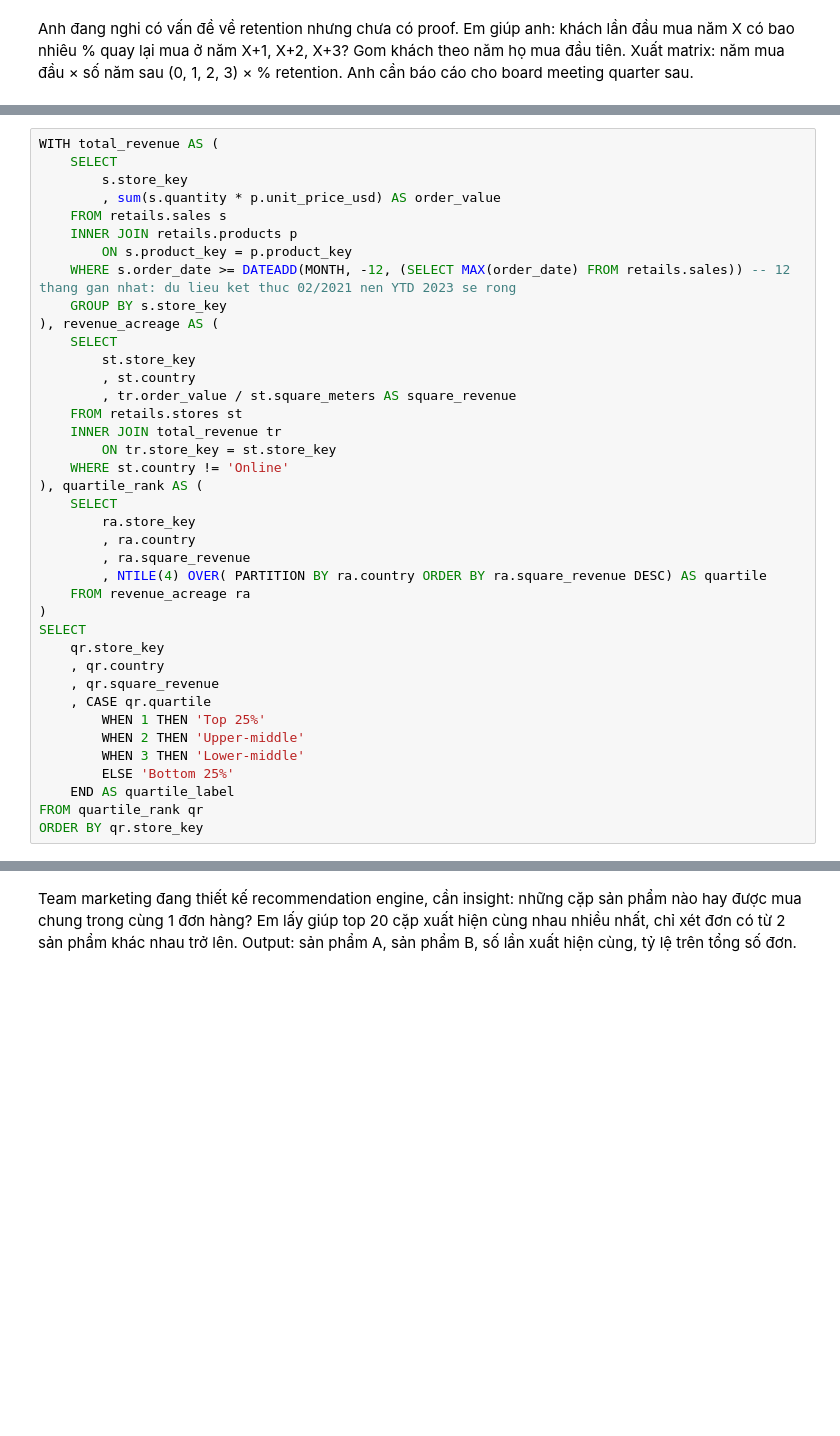
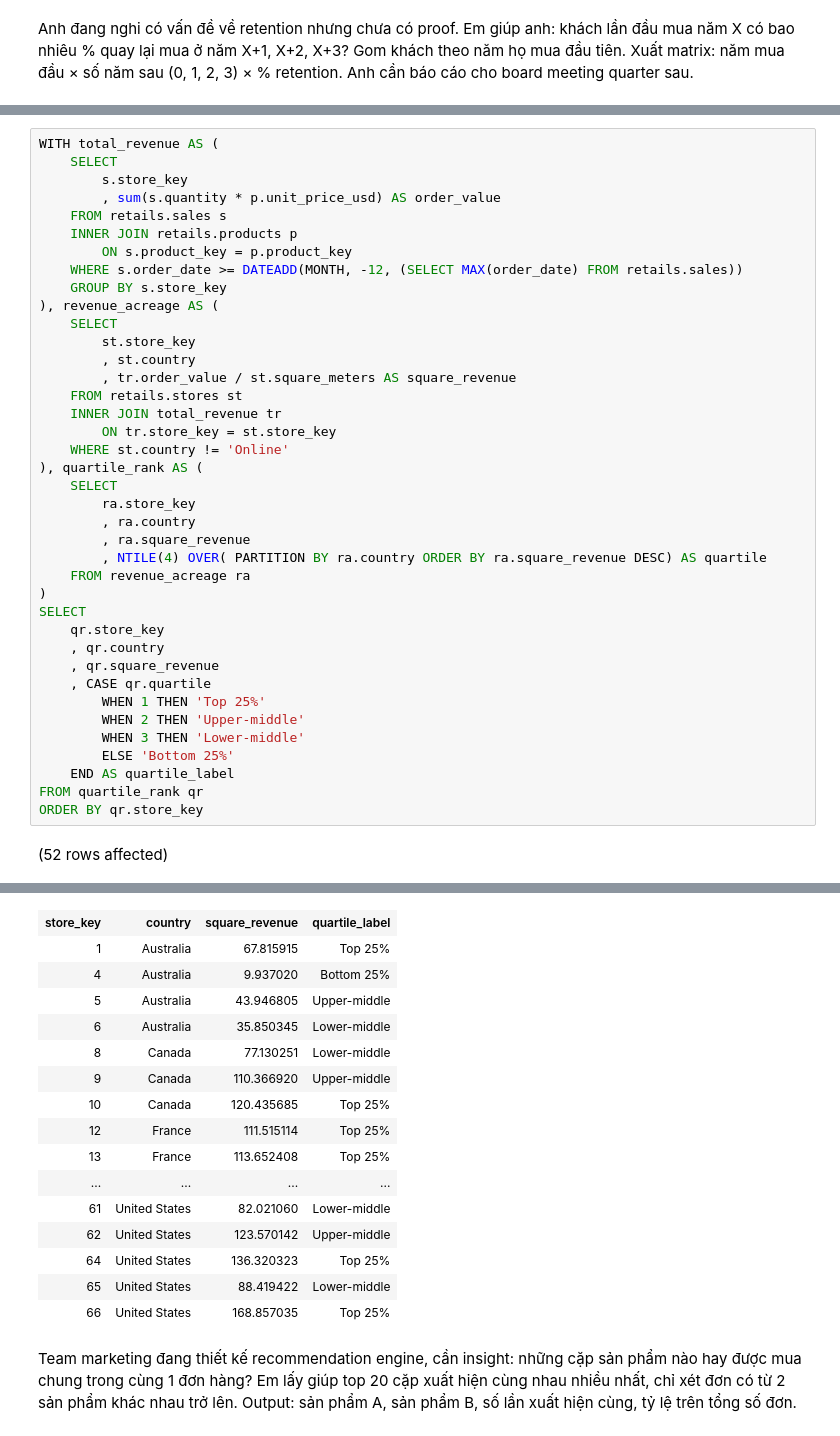
Before and after one commit to Ducviet2703/Portfolio-Data-Analyst, a Jupyter notebook: SQL/SQL Retail/queries/retail_sales_analysis.ipynb, the cells around one changed output, grey strips where cells are left out. Saved outputs shown, nothing was run; the diff lists cells and outputs as text; blank space fills up the shorter version.

```diff
--- a/SQL/SQL Retail/queries/retail_sales_analysis.ipynb
+++ b/SQL/SQL Retail/queries/retail_sales_analysis.ipynb
@@ -384,7 +384,7 @@ WITH total_revenue AS (
     FROM retails.sales s
     INNER JOIN retails.products p
         ON s.product_key = p.product_key
-    WHERE s.order_date >= DATEADD(MONTH, -12, (SELECT MAX(order_date) FROM retails.sales)) -- 12 thang gan nhat: du lieu ket thuc 02/2021 nen YTD 2023 se rong
+    WHERE s.order_date >= DATEADD(MONTH, -12, (SELECT MAX(order_date) FROM retails.sales))
     GROUP BY s.store_key
 ), revenue_acreage AS (
     SELECT
@@ -415,3 +415,5 @@ SELECT
     END AS quartile_label
 FROM quartile_rank qr
 ORDER BY qr.store_key
+# %% [output]
+(52 rows affected)
@@ -418,3 +421,19 @@ ORDER BY qr.store_key
+| store_key | country | square_revenue | quartile_label |
+| 1 | Australia | 67.815915 | Top 25% |
+| 4 | Australia | 9.937020 | Bottom 25% |
+| 5 | Australia | 43.946805 | Upper-middle |
+| 6 | Australia | 35.850345 | Lower-middle |
+| 8 | Canada | 77.130251 | Lower-middle |
+| 9 | Canada | 110.366920 | Upper-middle |
+| 10 | Canada | 120.435685 | Top 25% |
+| 12 | France | 111.515114 | Top 25% |
+| 13 | France | 113.652408 | Top 25% |
+| ... | ... | ... | ... |
+| 61 | United States | 82.021060 | Lower-middle |
+| 62 | United States | 123.570142 | Upper-middle |
+| 64 | United States | 136.320323 | Top 25% |
+| 65 | United States | 88.419422 | Lower-middle |
+| 66 | United States | 168.857035 | Top 25% |
 # %% [markdown]
 Team marketing đang thiết kế recommendation engine, cần insight: những cặp sản phẩm nào hay được mua chung trong cùng 1 đơn hàng? Em lấy giúp top 20 cặp xuất hiện cùng nhau nhiều nhất, chỉ xét đơn có từ 2 sản phẩm khác nhau trở lên. Output: sản phẩm A, sản phẩm B, số lần xuất hiện cùng, tỷ lệ trên tổng số đơn.
 # %%
```
Also changed, not shown: parts of 15 cells of this notebook, 2 other files.
